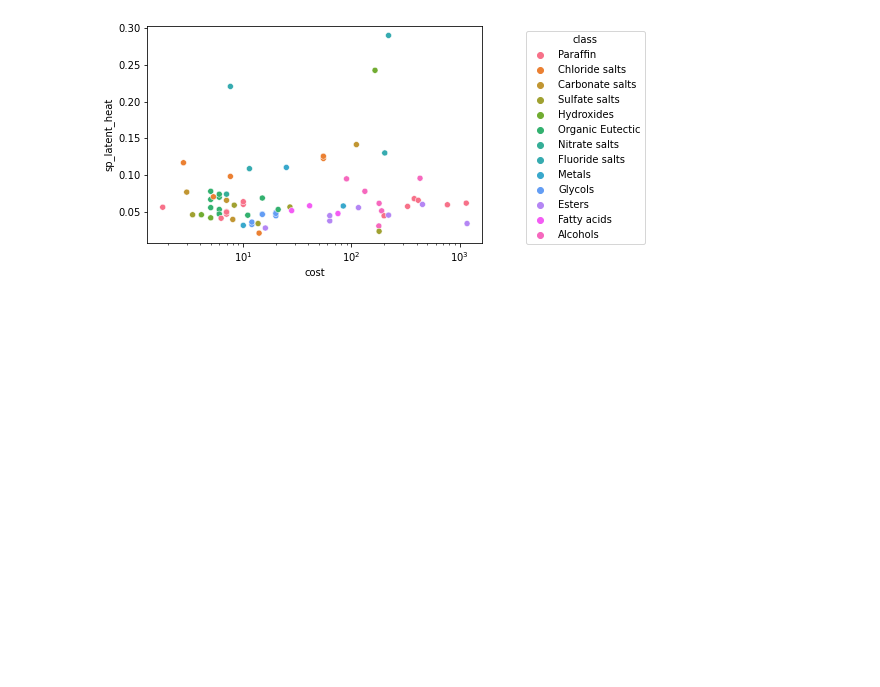
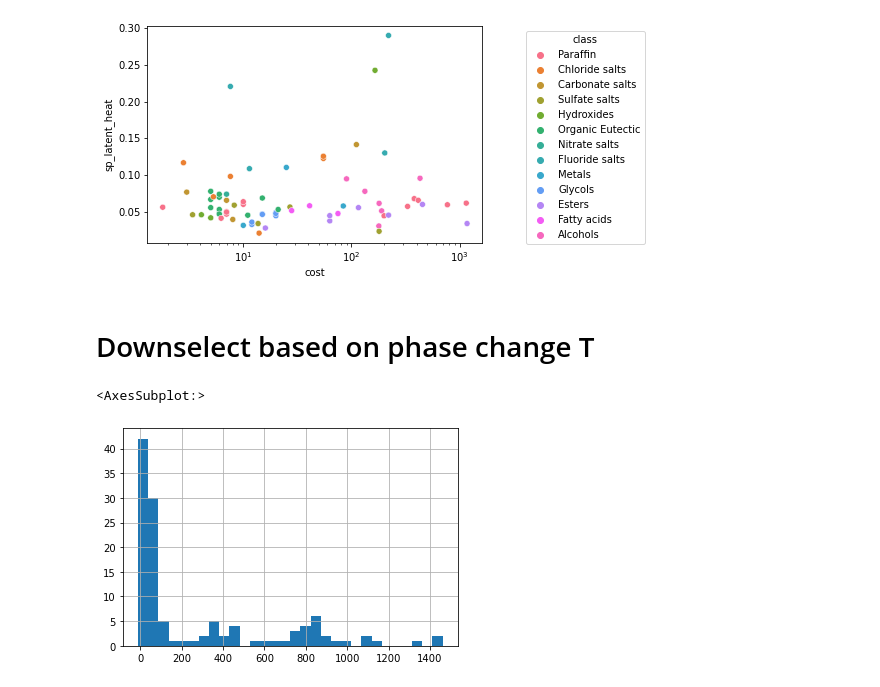
Before and after one commit to energy-storage-analysis/LDES-Survey, a Jupyter notebook: pdf_data/alva/analysis.ipynb, the cells around one changed output. Cells and saved outputs as stored; diff of their text form; code cells hidden in the pictures; blank space fills up the shorter version.

Commit message:
tweak and add some plots

```diff
--- a/pdf_data/alva/analysis.ipynb
+++ b/pdf_data/alva/analysis.ipynb
@@ -140,3 +140,10 @@ plt.gca().get_legend().set_bbox_to_anchor([0,0,1.5,1])
 #plt.legend()
 # %% [output]
 [figure]
+# %% [markdown]
+# Downselect based on phase change T
+# %%
+df['phase_change_T'].hist(bins=30)
+# %% [output]
+<AxesSubplot:>
+[figure, added]
```
Also changed, not shown: parts of 2 cells of this notebook, 1 other file.
